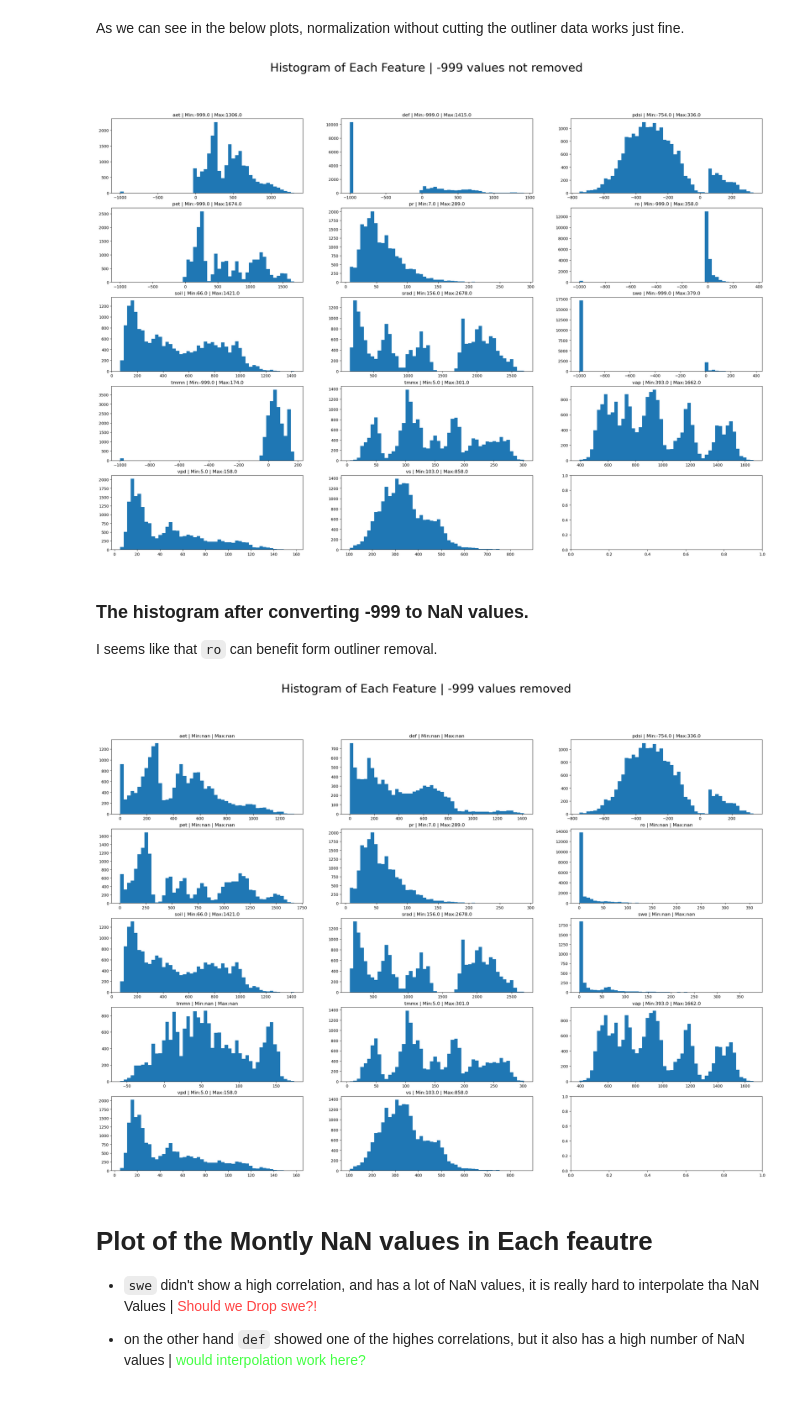
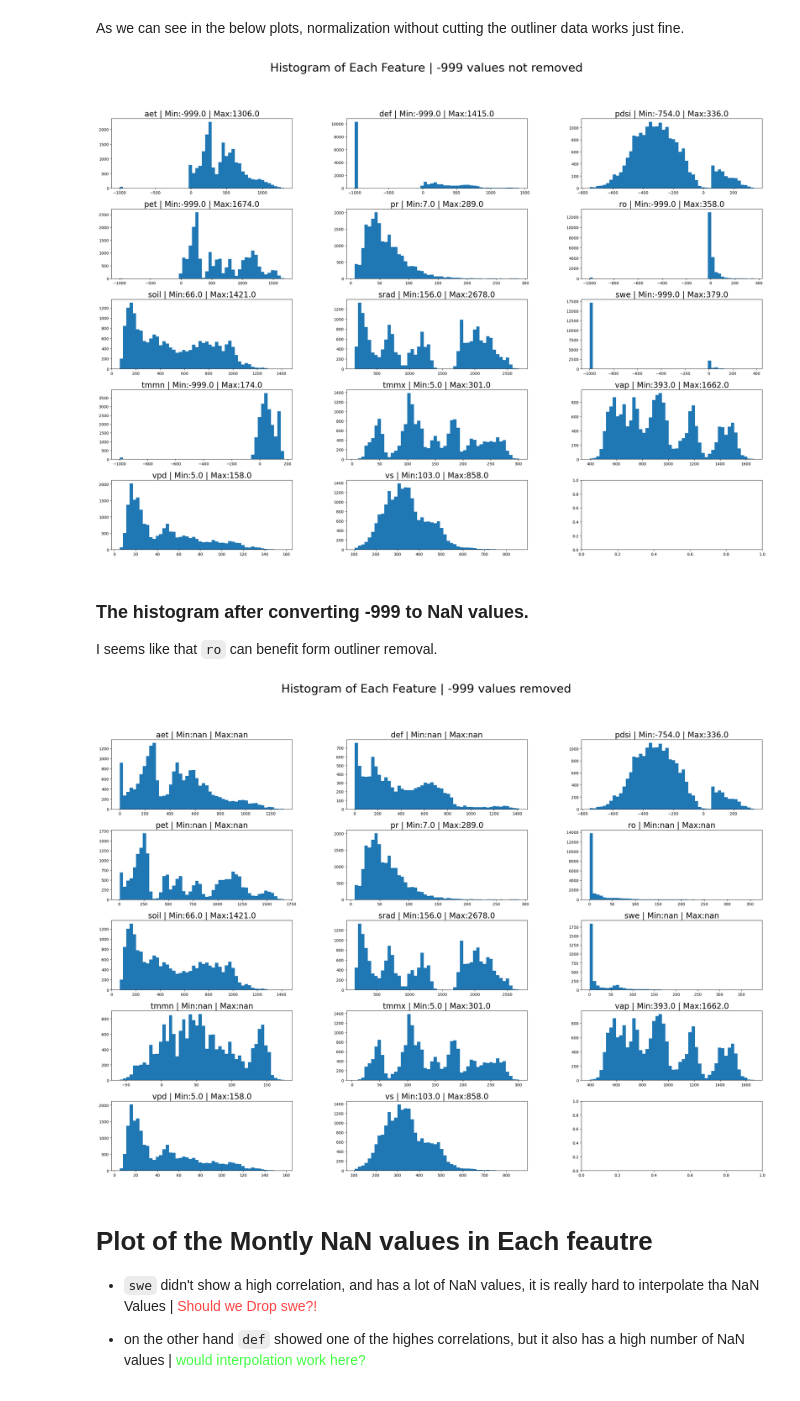
Before and after one commit to moienr/SoilNet, a Jupyter notebook: dataset/Climate/climate_data_analysis.ipynb, the cells around one changed output. Cells and saved outputs as stored; diff of their text form; code cells hidden in the pictures.

```diff
--- a/dataset/Climate/climate_data_analysis.ipynb
+++ b/dataset/Climate/climate_data_analysis.ipynb
@@ -340,44 +340,46 @@ fig, axs = plt.subplots(nrows=5, ncols=3, figsize=(30, 20))
 for i in range(len(vals_list)):
     ax = axs[i // 3, i % 3]  # Select the appropriate subplot
     ax.hist(vals_list[i], bins=50)  # Create the histogram in the subplot
-    ax.set_title(f'{feature_names[i]} | Min:{np.min(vals_list[i])} | Max:{np.max(vals_list[i])}')  # Add a title to the subplot
+    ax.set_title(f'{feature_names[i]} | Min:{np.min(vals_list[i])} | Max:{np.max(vals_list[i])}', fontsize=20)    # Add a title to the subplot
 
 # Add a global title and show the plot
+plt.subplots_adjust(wspace=0.3, hspace=0.3)
 fig.suptitle('Histogram of Each Feature | -999 values not removed', fontsize=30)
 plt.show()
 # %% [output]
-[figure, old version]
+[figure, new version]
 # %% [markdown]
 ### The histogram after converting -999 to NaN values.
 I seems like that `ro` can benefit form outliner removal.
 # %%
 vals_list = []
 nans_list = []
 for csv_file in csv_files:
     df = pd.read_csv(csv_file)
     df = df.iloc[:, 1:13]
     df = df.replace(-999, np.nan)
     nan_per_column = df.isna().sum()
     vals = df.values.reshape(-1)
     vals_list.append(vals)
     nans_list.append(nan_per_column.values)
 len(vals_list)
 
 
 # Create a figure with multiple subplots
 fig, axs = plt.subplots(nrows=5, ncols=3, figsize=(30, 20))
 
 # Loop through each array and plot its histogram in a different subplot
 for i in range(len(vals_list)):
     ax = axs[i // 3, i % 3]  # Select the appropriate subplot
     ax.hist(vals_list[i], bins=50)  # Create the histogram in the subplot
-    ax.set_title(f'{feature_names[i]} | Min:{np.min(vals_list[i])} | Max:{np.max(vals_list[i])}')  # Add a title to the subplot
+    ax.set_title(f'{feature_names[i]} | Min:{np.min(vals_list[i])} | Max:{np.max(vals_list[i])}', fontsize=20)    # Add a title to the subplot
 
 # Add a global title and show the plot
+plt.subplots_adjust(wspace=0.3, hspace=0.3)
 fig.suptitle('Histogram of Each Feature | -999 values removed', fontsize=30)
 plt.show()
 # %% [output]
-[figure, old version]
+[figure, new version]
 # %% [markdown]
 # Plot of the Montly NaN values in Each feautre
 - `swe` didn't show a high correlation, and has a lot of NaN values, it is really hard to interpolate tha NaN Values |
```
Also changed, not shown: parts of 12 cells of this notebook.
